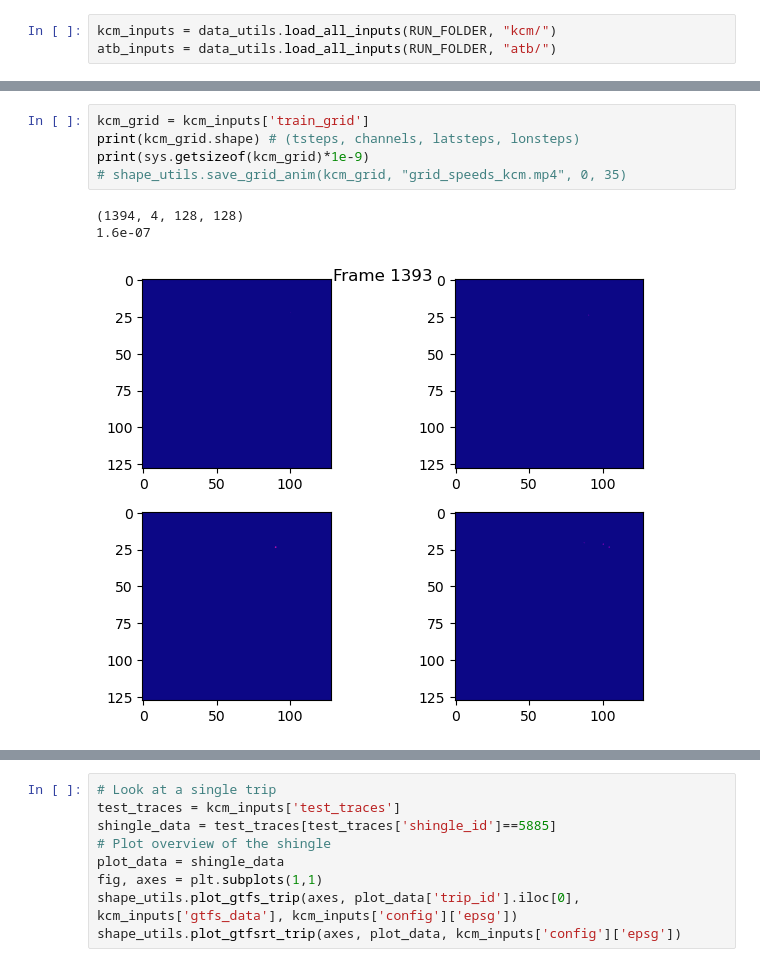
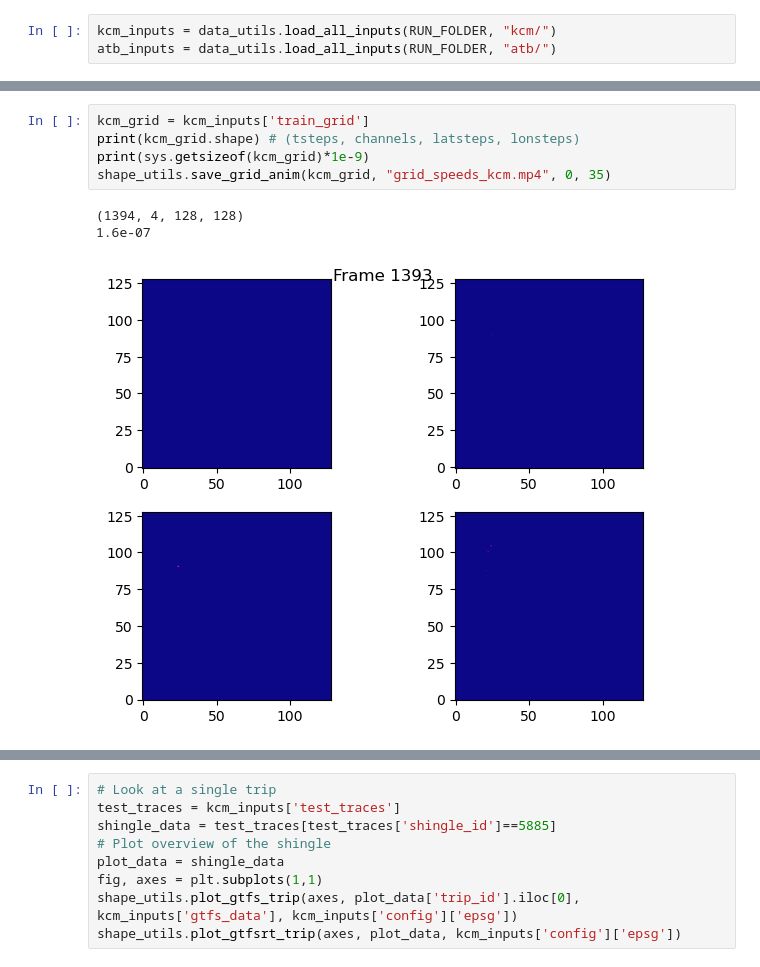
Before and after one commit to zackAemmer/generalizable_travel_times, a Jupyter notebook: src/explore_inputs.ipynb, the cells around one changed output, grey strips where cells are left out. Drawn from its saved outputs; the diff is of its cells as text.

```diff
--- a/src/explore_inputs.ipynb
+++ b/src/explore_inputs.ipynb
@@ -28,12 +23,12 @@ shape_utils.save_grid_anim(grid[:10,:,:,:], "grid_speeds_kcm.mp4", 0, 35)
 # %%
 kcm_grid = kcm_inputs['train_grid']
 print(kcm_grid.shape) # (tsteps, channels, latsteps, lonsteps)
 print(sys.getsizeof(kcm_grid)*1e-9)
-# shape_utils.save_grid_anim(kcm_grid, "grid_speeds_kcm.mp4", 0, 35)
+shape_utils.save_grid_anim(kcm_grid, "grid_speeds_kcm.mp4", 0, 35)
 # %% [output]
 (1394, 4, 128, 128)
 1.6e-07
-[figure, old version]
+[figure, new version]
 # %%
 atb_grid = atb_inputs['train_grid']
 print(atb_grid.shape) # (tsteps, channels, latsteps, lonsteps)
```
Also changed, not shown: parts of 4 cells of this notebook, 3 other files.
